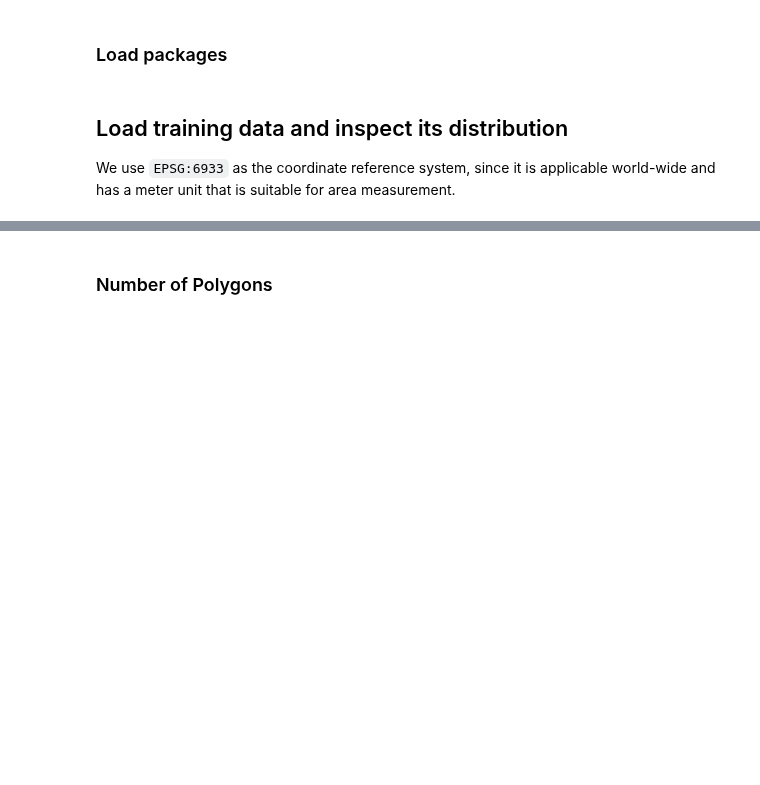
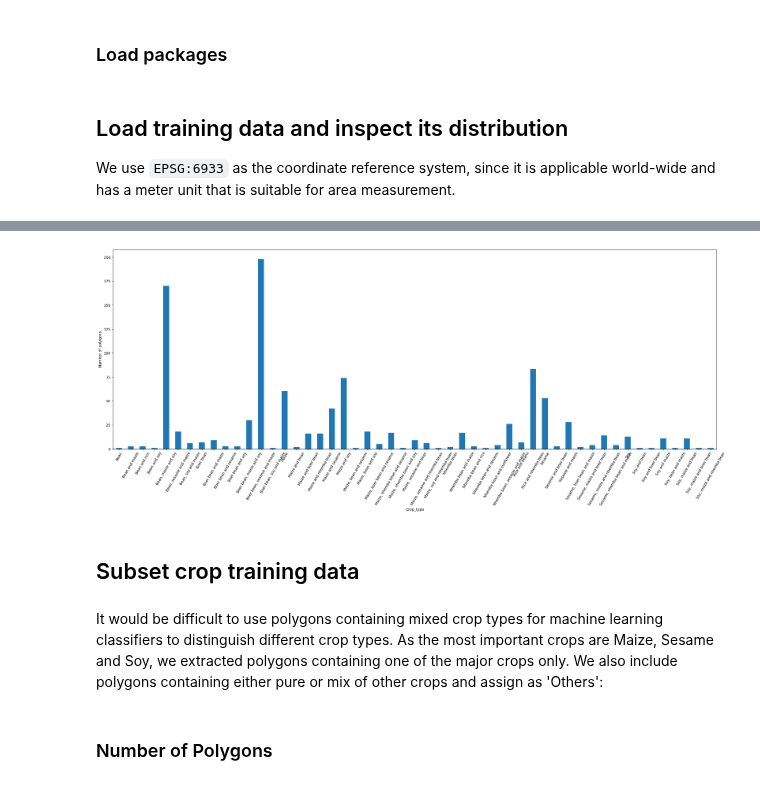
Before and after one commit to digitalearthafrica/FAO_crop_type, a Jupyter notebook: 1_Training_data_inspection.ipynb, the cells around one changed output, grey strips where cells are left out. Drawn from its saved outputs; the diff is of its cells as text; code cells hidden in the pictures; blank space fills up the shorter version.

```diff
--- a/1_Training_data_inspection.ipynb
+++ b/1_Training_data_inspection.ipynb
@@ -97,0 +100,3 @@ single_crops_subset.head()
+# %%
+attribute_field="Crop_type"
+set(crop_types[attribute_field])
@@ -97,0 +121,8 @@ single_crops_subset.head()
+# %%
+crop_types.groupby(attribute_field).size().plot(kind="bar", ylabel="Number of polygons",figsize=(30,10),rot=60);
+# %% [output]
+[figure, added]
+# %% [markdown]
+## Subset crop training data
+# %% [markdown]
+It would be difficult to use polygons containing mixed crop types for machine learning classifiers to distinguish different crop types. As the most important crops are Maize, Sesame and Soy, we extracted polygons containing one of the major crops only. We also include polygons containing either pure or mix of other crops and assign as 'Others':
```
Also changed, not shown: parts of 7 cells of this notebook, 4 other files.
